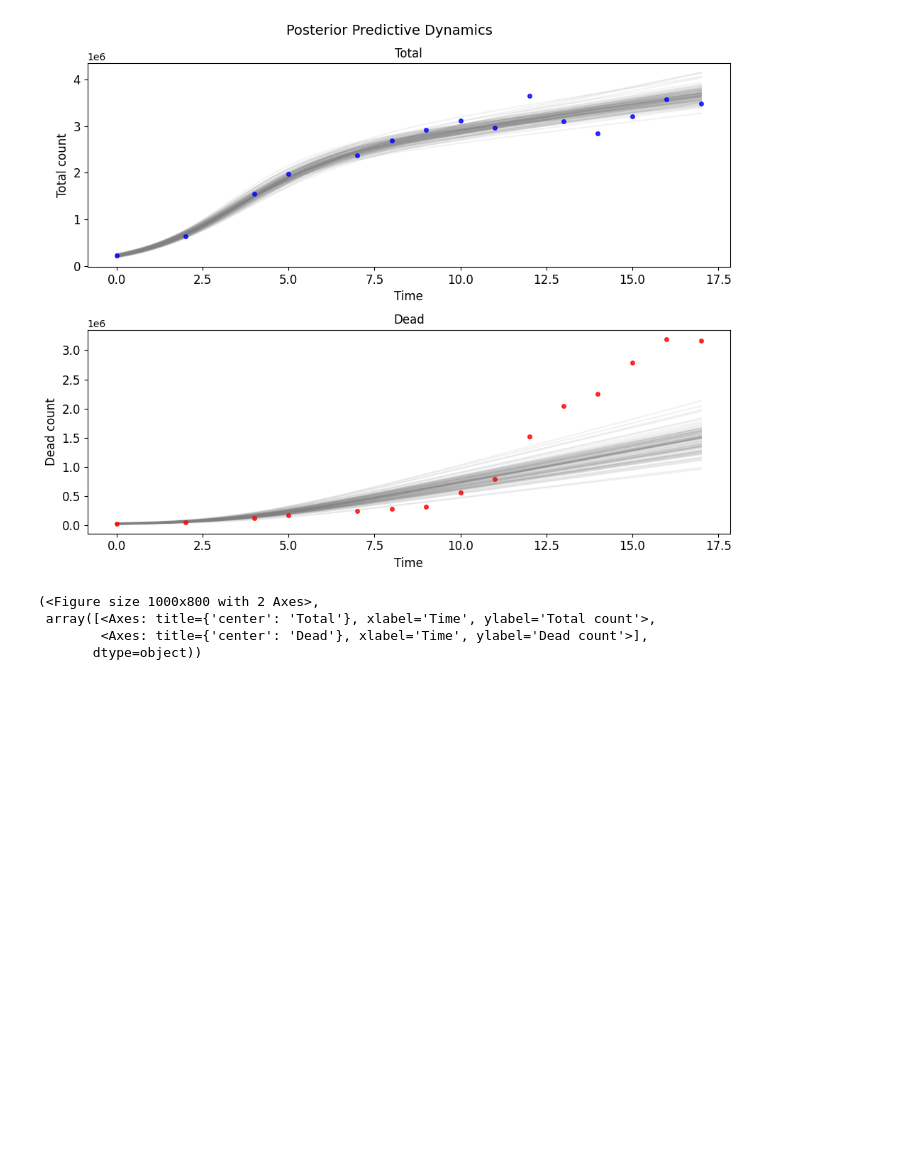
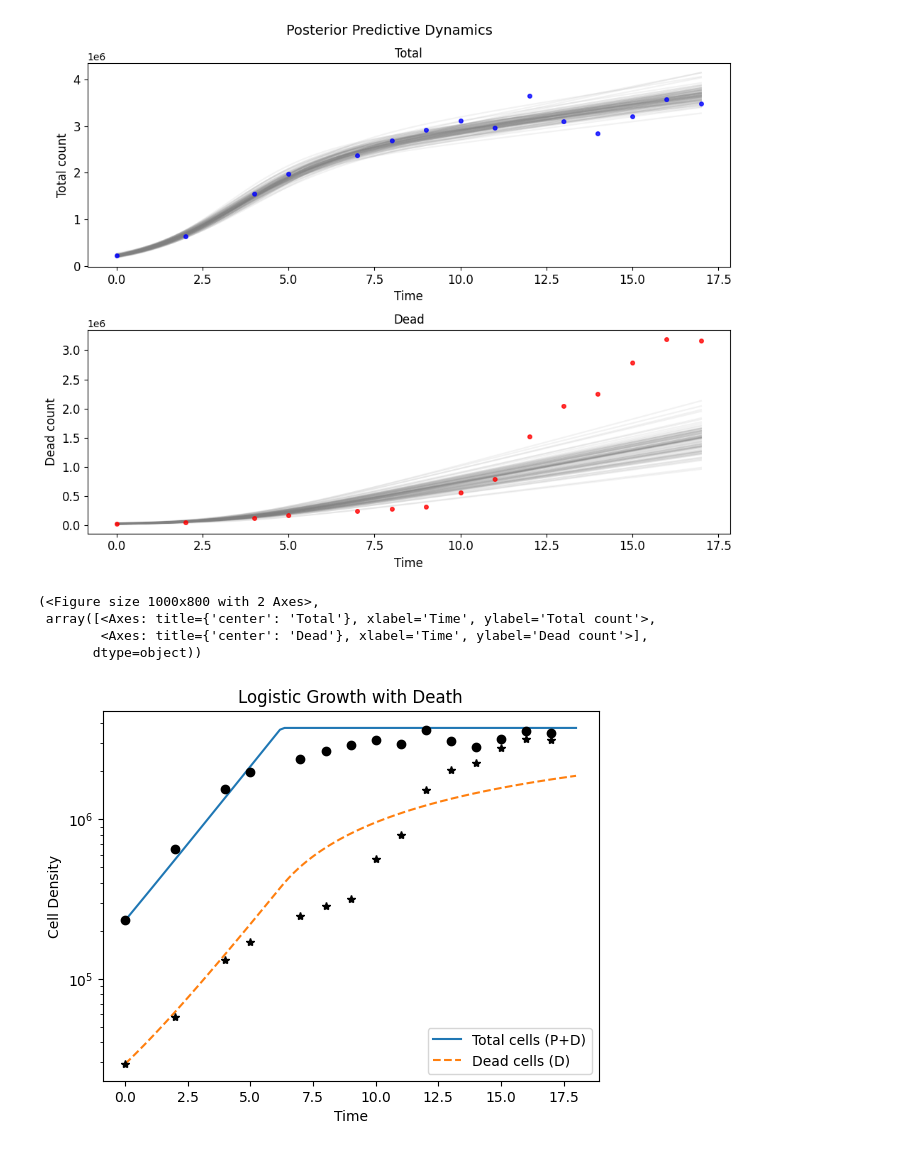
Before and after one commit to B2-Bayesian-for-Biology/MCMCwithODEs_primer, a Jupyter notebook: case_study_2/python/src/vardi_data_logistic_growth_death.ipynb, the cells around one changed output. Saved outputs shown, nothing was run; the diff lists cells and outputs as text; code cells hidden in the pictures; blank space fills up the shorter version.

```diff
--- a/case_study_2/python/src/vardi_data_logistic_growth_death.ipynb
+++ b/case_study_2/python/src/vardi_data_logistic_growth_death.ipynb
@@ -725,3 +726,53 @@ posterior_dynamics4(
  array([<Axes: title={'center': 'Total'}, xlabel='Time', ylabel='Total count'>,
         <Axes: title={'center': 'Dead'}, xlabel='Time', ylabel='Dead count'>],
        dtype=object))
+# %%
+## differential equation and solvers
+def general_case(y, t, params):
+
+    # Use indexing instead of unpacking
+    N, P, D = y[0], y[1], y[2]
+    mu_max,Ks,Qn,delta = params[0], params[1], params[2], params[3]
+
+    dydt = [0, 0, 0]
+
+
+    dydt[0] = -Qn*mu_max*N*P*1e6/(N+Ks)
+    dydt[1] = mu_max*N*P/(N+Ks) - delta*P
+    dydt[2] = delta*P
+
+    return dydt
+# %%
+
+
+mu_max_guess = 0.5
+Ks_guess = 1
+Qn_guess = 10e-10
+delta_guess = 0.05
+y0_guess = [3500, ehux_total_density[0] - ehux_dead_density[0],ehux_dead_density[0]]
+params_guess = (mu_max_guess, Ks_guess, Qn_guess, delta_guess)
+#initial conditions
+t = np.linspace(0, 18, 100)
+
+def solved_num_cells(y0,t,params):
+    sol = odeint(general_case, y0, t, args=(params,))
+    return sol
+
+
+
+# Solve ODE
+solution = solved_num_cells(y0_guess, t, params_guess)
+
+# Optional: Plot results
+plt.plot(t, solution[:, 1]+solution[:, 2],'-', label='Total cells (P+D)')
+plt.plot(t, solution[:, 2], '--',label='Dead cells (D)')
+plt.plot(ehux_total_time, ehux_total_density,'ko')
+plt.plot(ehux_dead_time, ehux_dead_density,'k*')
+plt.yscale('log')
+plt.xlabel('Time')
+plt.ylabel('Cell Density')
+plt.legend()
+plt.title('Logistic Growth with Death')
+plt.show()
+# %% [output]
+[figure, added]
```
Also changed, not shown: parts of 1 cell of this notebook, 45 other files.
